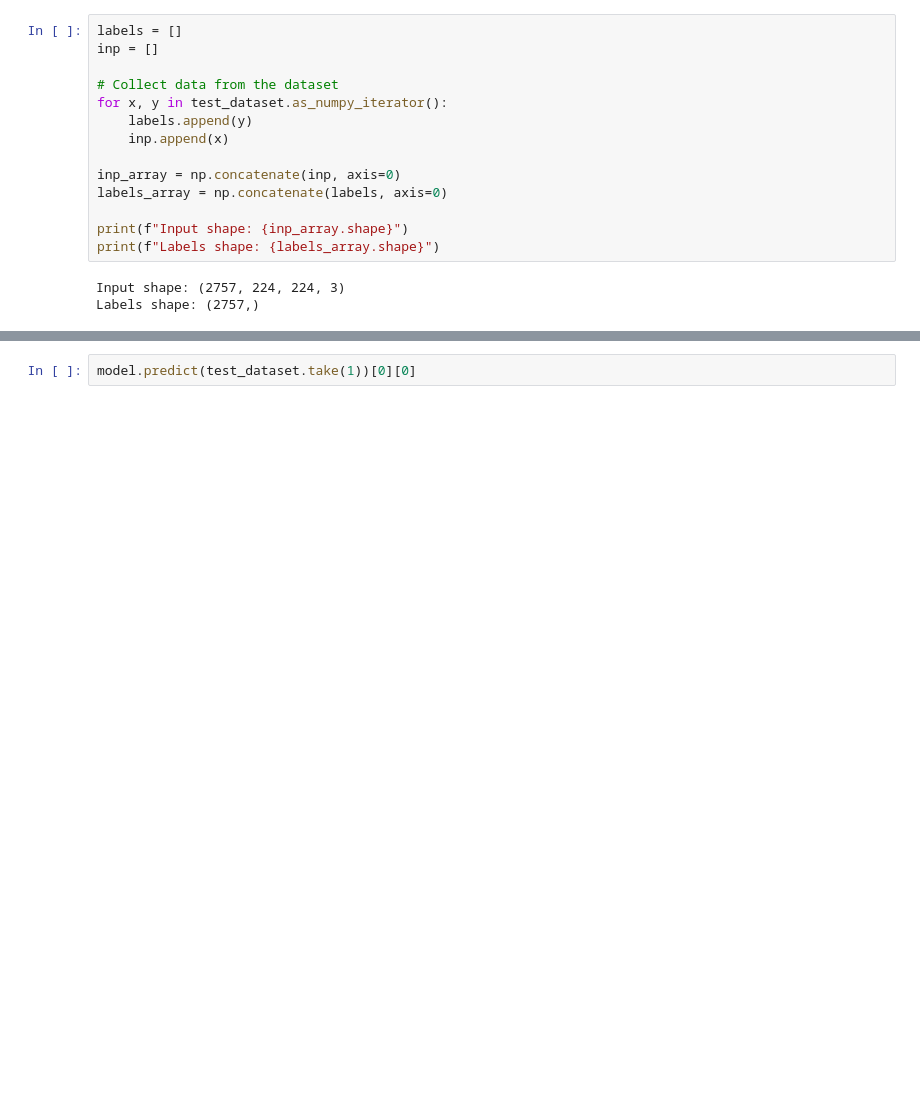
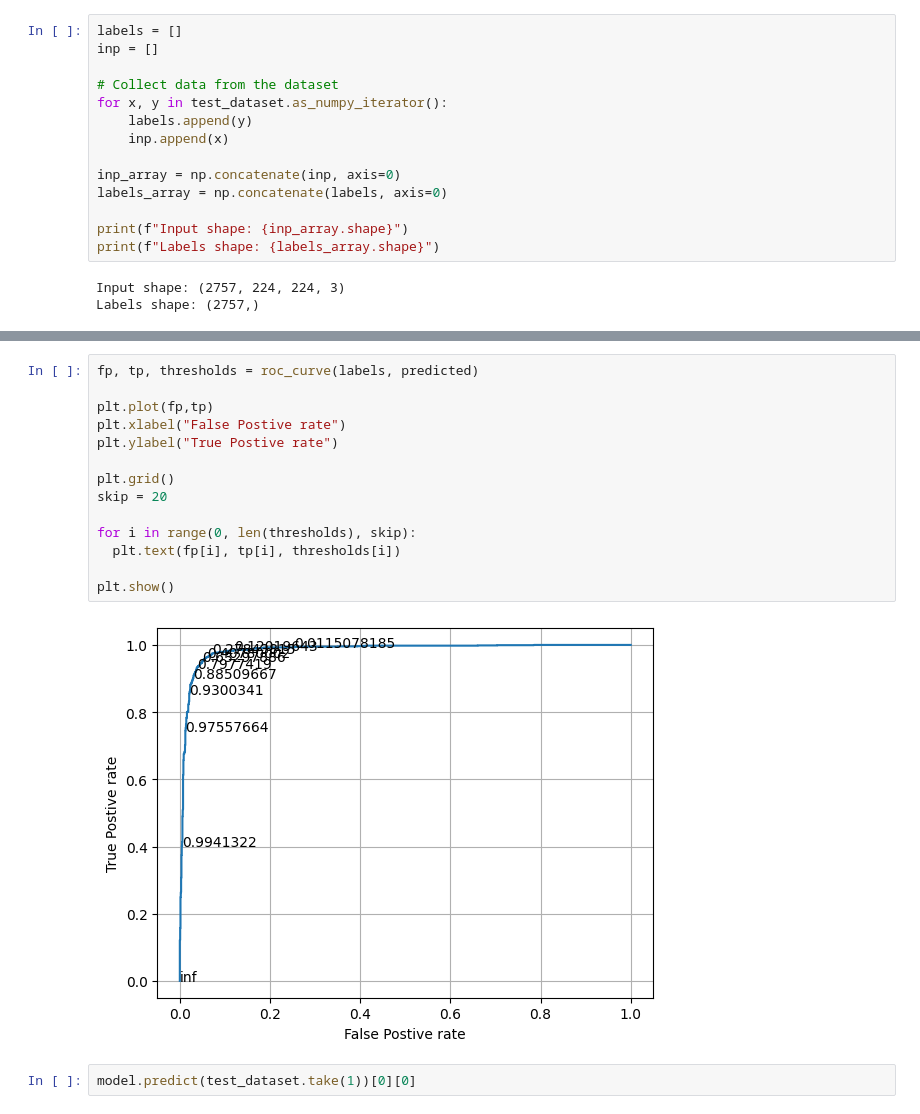
Before and after one commit to yeabwang/malaria-diagnosis, a Jupyter notebook: Malaria_diagnosis.ipynb, the cells around one changed output, grey strips where cells are left out. Cells and saved outputs as stored; diff of their text form; blank space fills up the shorter version.

```diff
--- a/Malaria_diagnosis.ipynb
+++ b/Malaria_diagnosis.ipynb
@@ -316,3 +315,19 @@ plt.show()
+# %%
+fp, tp, thresholds = roc_curve(labels, predicted)
+
+plt.plot(fp,tp)
+plt.xlabel("False Postive rate")
+plt.ylabel("True Postive rate")
+
+plt.grid()
+skip = 20
+
+for i in range(0, len(thresholds), skip):
+  plt.text(fp[i], tp[i], thresholds[i])
+
+plt.show()
+# %% [output]
+[figure, added]
 # %%
 model.predict(test_dataset.take(1))[0][0]
 # %% [output]
```
Also changed, not shown: parts of 3 cells of this notebook.
